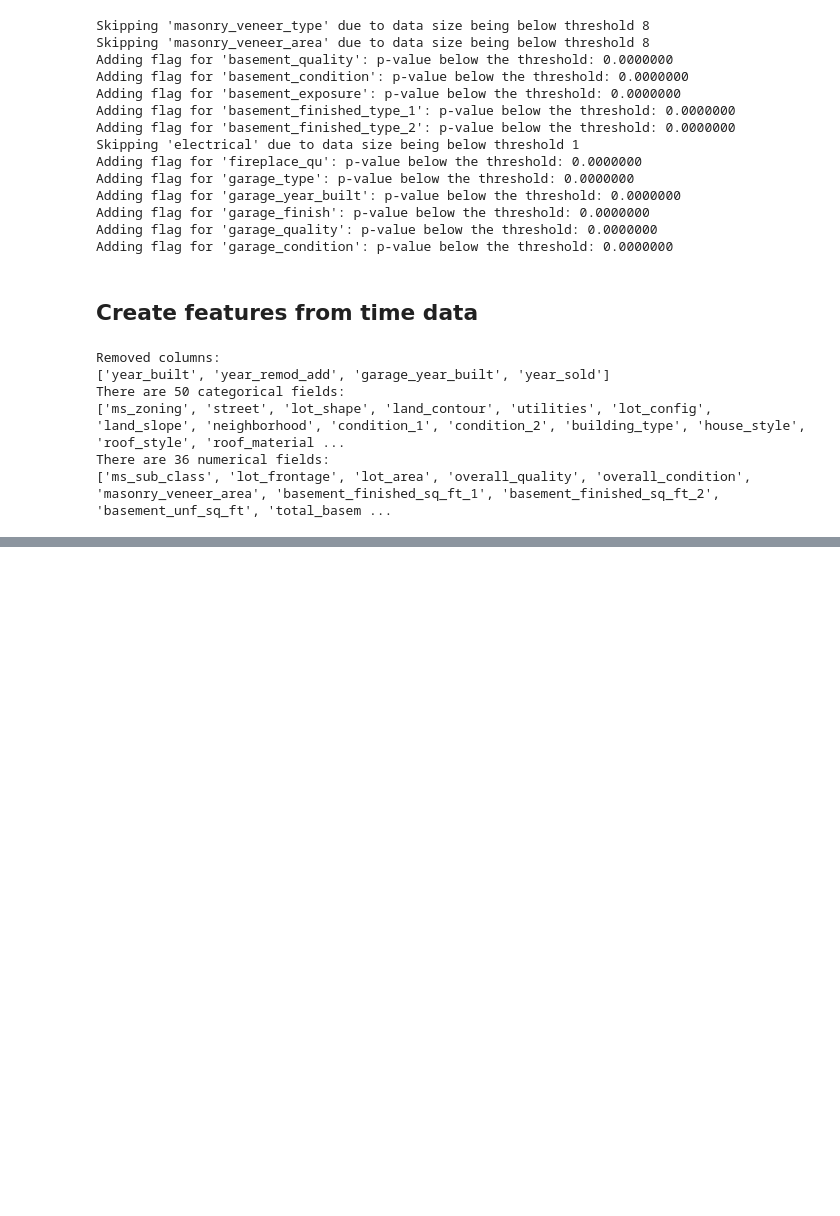
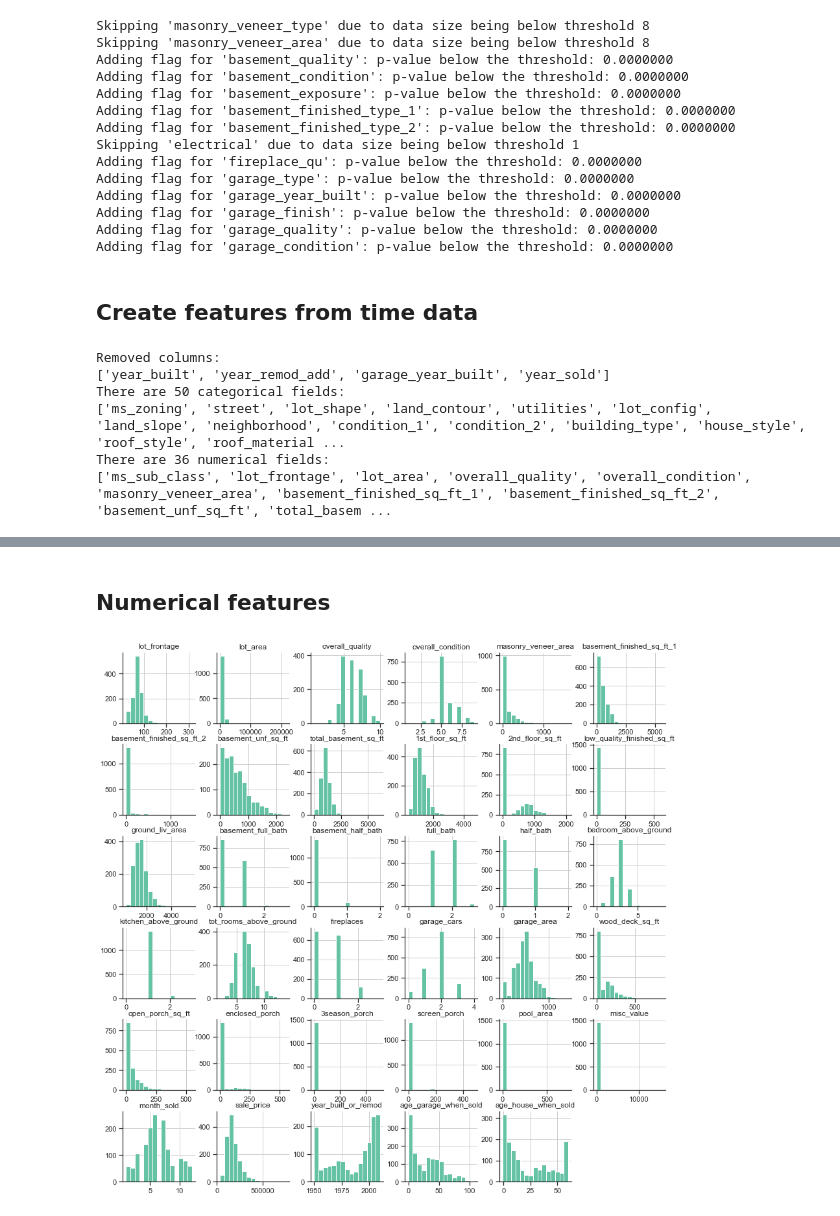
Before and after one commit to jeandsantos/deploying-housing-price-model, a Jupyter notebook: analysis.ipynb, the cells around one changed output, grey strips where cells are left out. Drawn from its saved outputs; the diff is of its cells as text; code cells hidden in the pictures; blank space fills up the shorter version.

```diff
--- a/analysis.ipynb
+++ b/analysis.ipynb
@@ -243,0 +300,12 @@ There are 36 numerical fields:
+# %% [markdown]
+## Numerical features
+# %%
+sns.set_theme(
+            style="ticks",
+            palette=sns.color_palette("Set2"),
+            rc=custom_params)
+
+train.df[train.num_columns].hist(bins=15, figsize=(15,15))
+plt.show()
+# %% [output]
+[figure, added]
```
Also changed, not shown: parts of 7 cells of this notebook, 1 other file.
